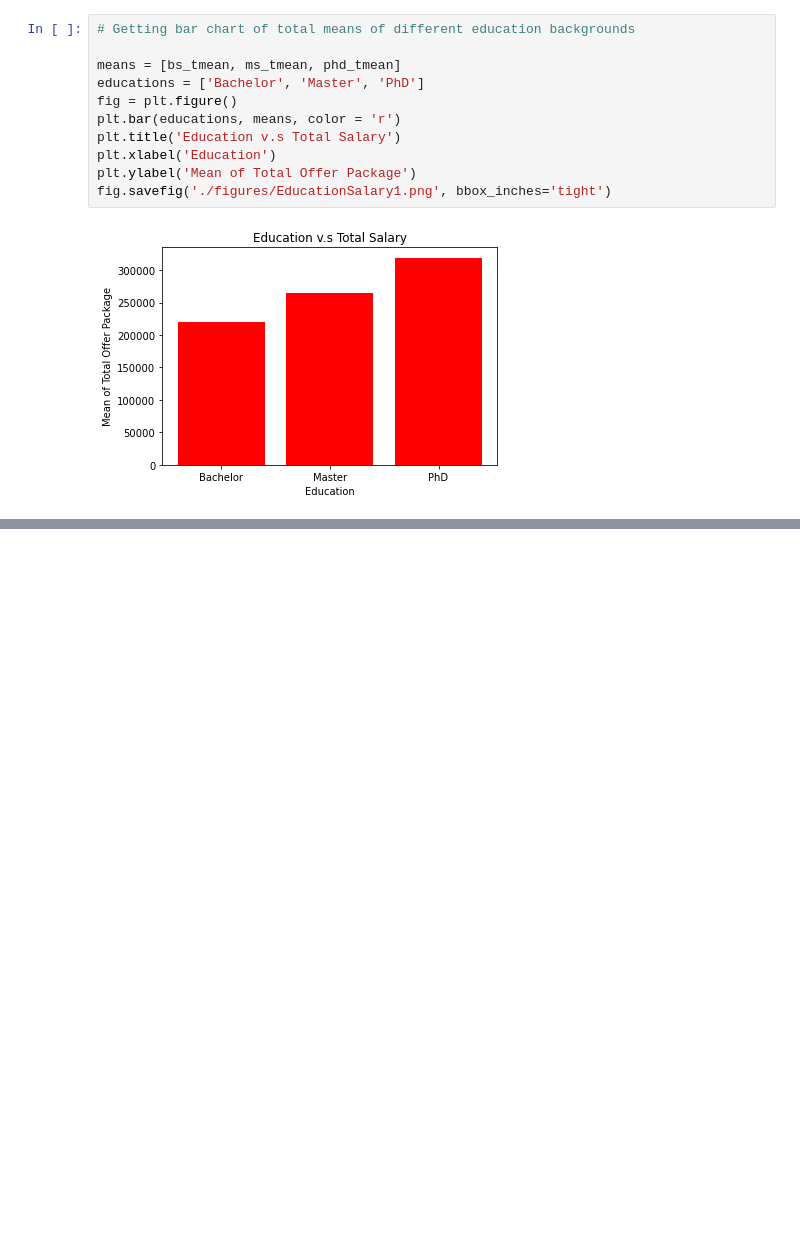
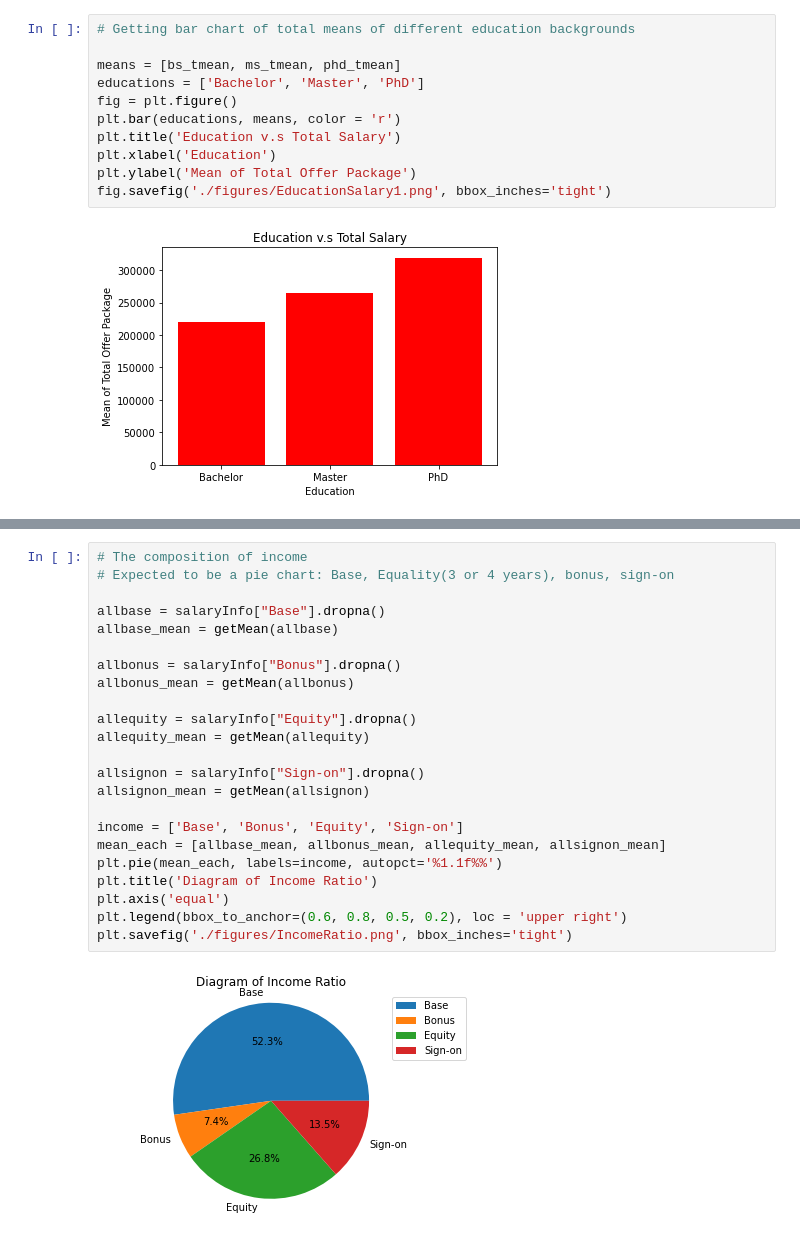
Before and after one commit to dorothyjx/damg-6105-Final-Project, a Jupyter notebook: project_final.ipynb, the cells around one changed output, grey strips where cells are left out. Cells and saved outputs as stored; diff of their text form; blank space fills up the shorter version.

Commit message:
generate Income ratio fig

```diff
--- a/project_final.ipynb
+++ b/project_final.ipynb
@@ -392,0 +407,25 @@ plt.yticks(ind, ('Total Package', 'Base', 'Bonus', 'Equity', 'Sign-On'))
+# %%
+# The composition of income
+# Expected to be a pie chart: Base, Equality(3 or 4 years), bonus, sign-on
+
+allbase = salaryInfo["Base"].dropna()
+allbase_mean = getMean(allbase)
+
+allbonus = salaryInfo["Bonus"].dropna()
+allbonus_mean = getMean(allbonus)
+
+allequity = salaryInfo["Equity"].dropna()
+allequity_mean = getMean(allequity)
+
+allsignon = salaryInfo["Sign-on"].dropna()
+allsignon_mean = getMean(allsignon)
+
+income = ['Base', 'Bonus', 'Equity', 'Sign-on']
+mean_each = [allbase_mean, allbonus_mean, allequity_mean, allsignon_mean]
+plt.pie(mean_each, labels=income, autopct='%1.1f%%')
+plt.title('Diagram of Income Ratio')
+plt.axis('equal')
+plt.legend(bbox_to_anchor=(0.6, 0.8, 0.5, 0.2), loc = 'upper right')
+plt.savefig('./figures/IncomeRatio.png', bbox_inches='tight')
+# %% [output]
+[figure, added]
```
Also changed, not shown: parts of 9 cells of this notebook, 1 other file.
